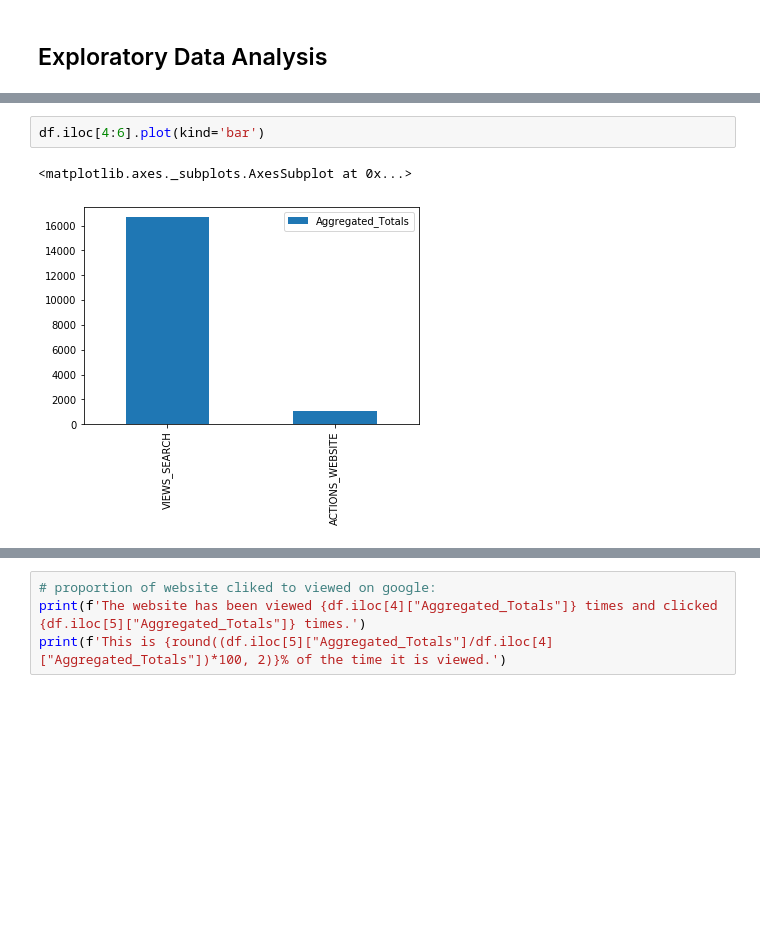
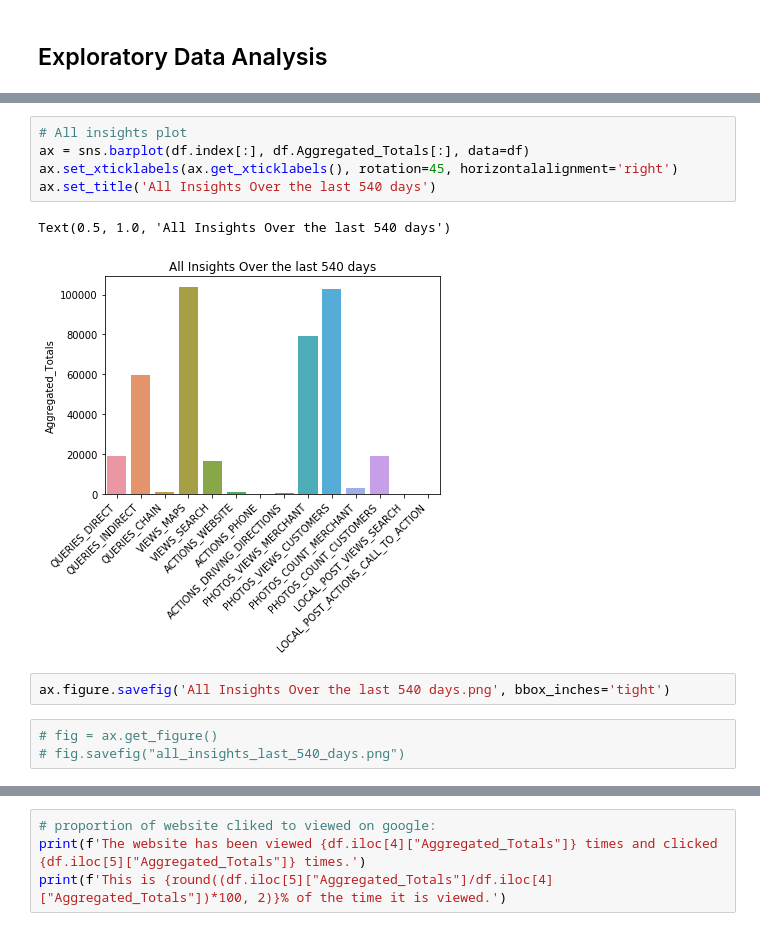
Before and after one commit to algakovic/Element_Coffee_Location_Insights, a Jupyter notebook: GMB_locations_insights.ipynb, the cells around one changed output, grey strips where cells are left out. Cells and saved outputs as stored; diff of their text form; blank space fills up the shorter version.

Commit message:
add image folder and save ouptut of all insights to png file, make insights graphs for more metrics using barplots

```diff
--- a/GMB_locations_insights.ipynb
+++ b/GMB_locations_insights.ipynb
@@ -194,5 +177,13 @@ df.iloc[3:5].plot(kind='bar')
-# %%
-df.iloc[4:6].plot(kind='bar')
-# %% [output]
-<matplotlib.axes._subplots.AxesSubplot at 0x...>
-[figure, removed]
+# %%
+# All insights plot
+ax = sns.barplot(df.index[:], df.Aggregated_Totals[:], data=df)
+ax.set_xticklabels(ax.get_xticklabels(), rotation=45, horizontalalignment='right')
+ax.set_title('All Insights Over the last 540 days')
+# %% [output]
+Text(0.5, 1.0, 'All Insights Over the last 540 days')
+[figure, added]
+# %%
+ax.figure.savefig('All Insights Over the last 540 days.png', bbox_inches='tight')
+# %%
+# fig = ax.get_figure()
+# fig.savefig("all_insights_last_540_days.png")
```
Also changed, not shown: parts of 7 cells of this notebook, 1 other file.
